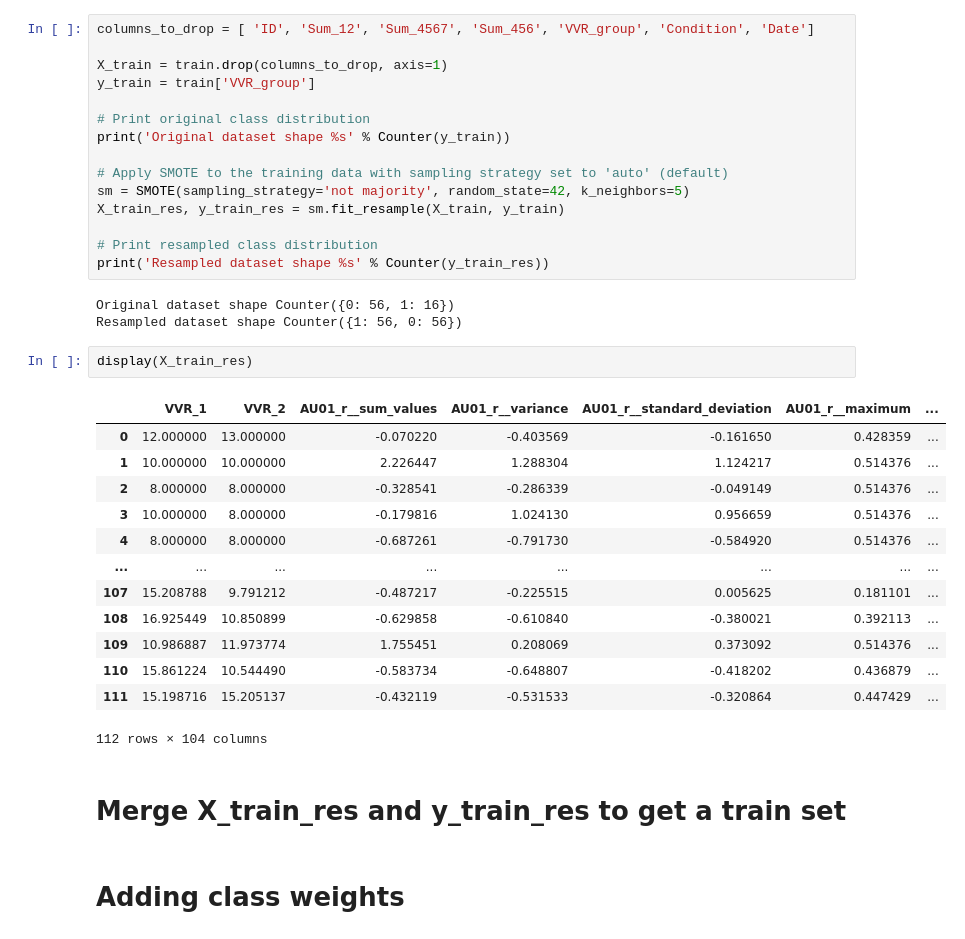
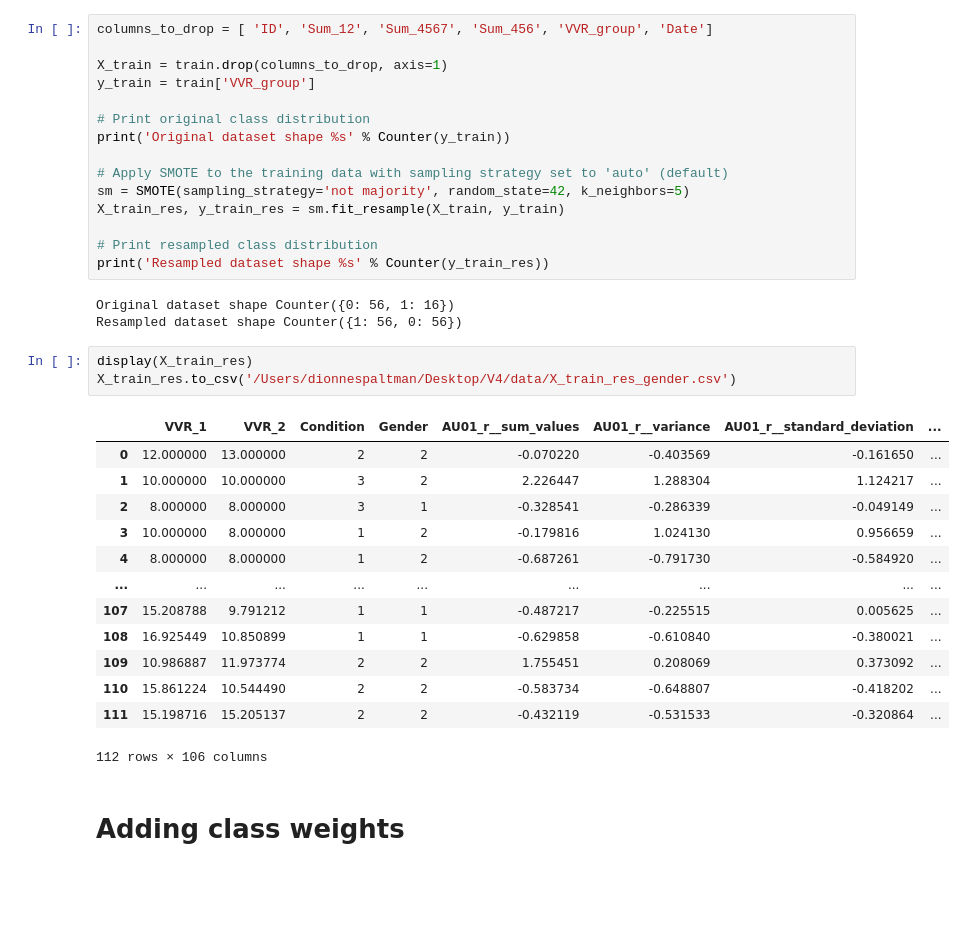
Before and after one commit to DionneSpaltman/predicting_VVR, a Jupyter notebook: models/preparing_data.ipynb, the cells around one changed output. Drawn from its saved outputs; the diff is of its cells as text; blank space fills up the shorter version.

```diff
--- a/models/preparing_data.ipynb
+++ b/models/preparing_data.ipynb
@@ -154,7 +157,7 @@ from imblearn.over_sampling import SMOTE
 # %% [markdown]
 We apply SMOTE on the train data. The strategy is to make the minority as big as the majority class.
 # %%
-columns_to_drop = [ 'ID', 'Sum_12', 'Sum_4567', 'Sum_456', 'VVR_group', 'Condition', 'Date']
+columns_to_drop = [ 'ID', 'Sum_12', 'Sum_4567', 'Sum_456', 'VVR_group', 'Date']
 
 X_train = train.drop(columns_to_drop, axis=1)
 y_train = train['VVR_group']
@@ -171,24 +174,23 @@ print('Resampled dataset shape %s' % Counter(y_train_res))
 # %% [output]
 Original dataset shape Counter({0: 56, 1: 16})
 Resampled dataset shape Counter({1: 56, 0: 56})
-# %%
-display(X_train_res)
-# %% [output]
-|  | VVR_1 | VVR_2 | AU01_r__sum_values | AU01_r__variance | AU01_r__standard_deviation | AU01_r__maximum | ... |
-| 0 | 12.000000 | 13.000000 | -0.070220 | -0.403569 | -0.161650 | 0.428359 | ... |
-| 1 | 10.000000 | 10.000000 | 2.226447 | 1.288304 | 1.124217 | 0.514376 | ... |
-| 2 | 8.000000 | 8.000000 | -0.328541 | -0.286339 | -0.049149 | 0.514376 | ... |
-| 3 | 10.000000 | 8.000000 | -0.179816 | 1.024130 | 0.956659 | 0.514376 | ... |
-| 4 | 8.000000 | 8.000000 | -0.687261 | -0.791730 | -0.584920 | 0.514376 | ... |
-| ... | ... | ... | ... | ... | ... | ... | ... |
-| 107 | 15.208788 | 9.791212 | -0.487217 | -0.225515 | 0.005625 | 0.181101 | ... |
-| 108 | 16.925449 | 10.850899 | -0.629858 | -0.610840 | -0.380021 | 0.392113 | ... |
-| 109 | 10.986887 | 11.973774 | 1.755451 | 0.208069 | 0.373092 | 0.514376 | ... |
-| 110 | 15.861224 | 10.544490 | -0.583734 | -0.648807 | -0.418202 | 0.436879 | ... |
-| 111 | 15.198716 | 15.205137 | -0.432119 | -0.531533 | -0.320864 | 0.447429 | ... |
-112 rows × 104 columns
-# %% [markdown]
-# Merge X_train_res and y_train_res to get a train set
+# %%
+display(X_train_res)
+X_train_res.to_csv('/Users/dionnespaltman/Desktop/V4/data/X_train_res_gender.csv')
+# %% [output]
+|  | VVR_1 | VVR_2 | Condition | Gender | AU01_r__sum_values | AU01_r__variance | AU01_r__standard_deviation | ... |
+| 0 | 12.000000 | 13.000000 | 2 | 2 | -0.070220 | -0.403569 | -0.161650 | ... |
+| 1 | 10.000000 | 10.000000 | 3 | 2 | 2.226447 | 1.288304 | 1.124217 | ... |
+| 2 | 8.000000 | 8.000000 | 3 | 1 | -0.328541 | -0.286339 | -0.049149 | ... |
+| 3 | 10.000000 | 8.000000 | 1 | 2 | -0.179816 | 1.024130 | 0.956659 | ... |
+| 4 | 8.000000 | 8.000000 | 1 | 2 | -0.687261 | -0.791730 | -0.584920 | ... |
+| ... | ... | ... | ... | ... | ... | ... | ... | ... |
+| 107 | 15.208788 | 9.791212 | 1 | 1 | -0.487217 | -0.225515 | 0.005625 | ... |
+| 108 | 16.925449 | 10.850899 | 1 | 1 | -0.629858 | -0.610840 | -0.380021 | ... |
+| 109 | 10.986887 | 11.973774 | 2 | 2 | 1.755451 | 0.208069 | 0.373092 | ... |
+| 110 | 15.861224 | 10.544490 | 2 | 2 | -0.583734 | -0.648807 | -0.418202 | ... |
+| 111 | 15.198716 | 15.205137 | 2 | 2 | -0.432119 | -0.531533 | -0.320864 | ... |
+112 rows × 106 columns
 # %% [markdown]
 # Adding class weights
 # %% [markdown]
```
Also changed, not shown: parts of 1 cell of this notebook, 2 other files.
